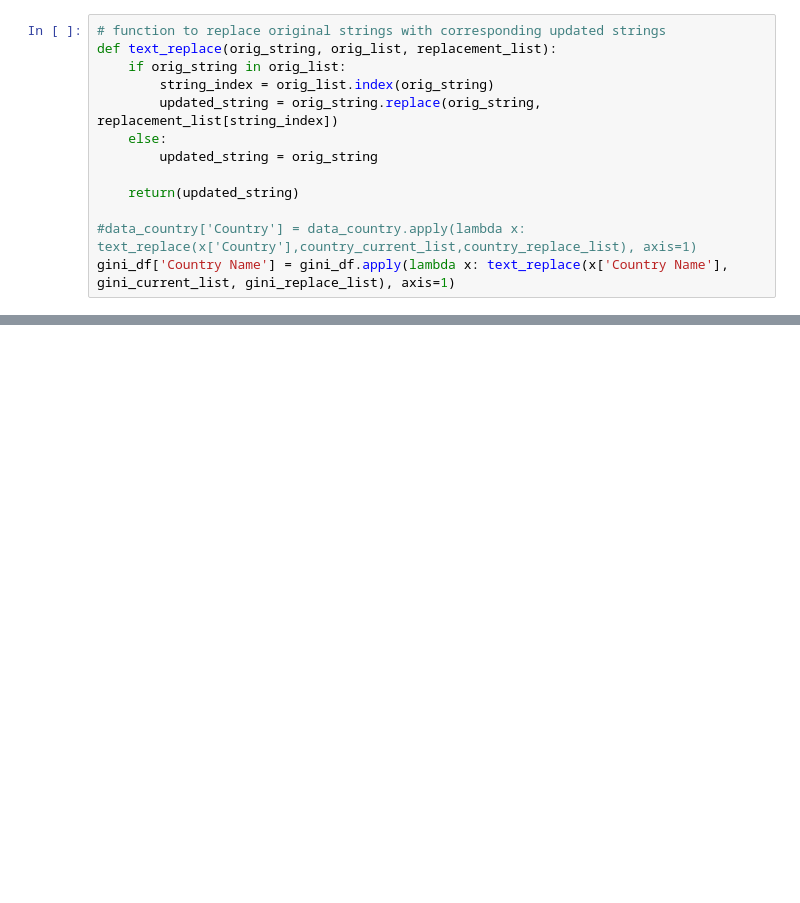
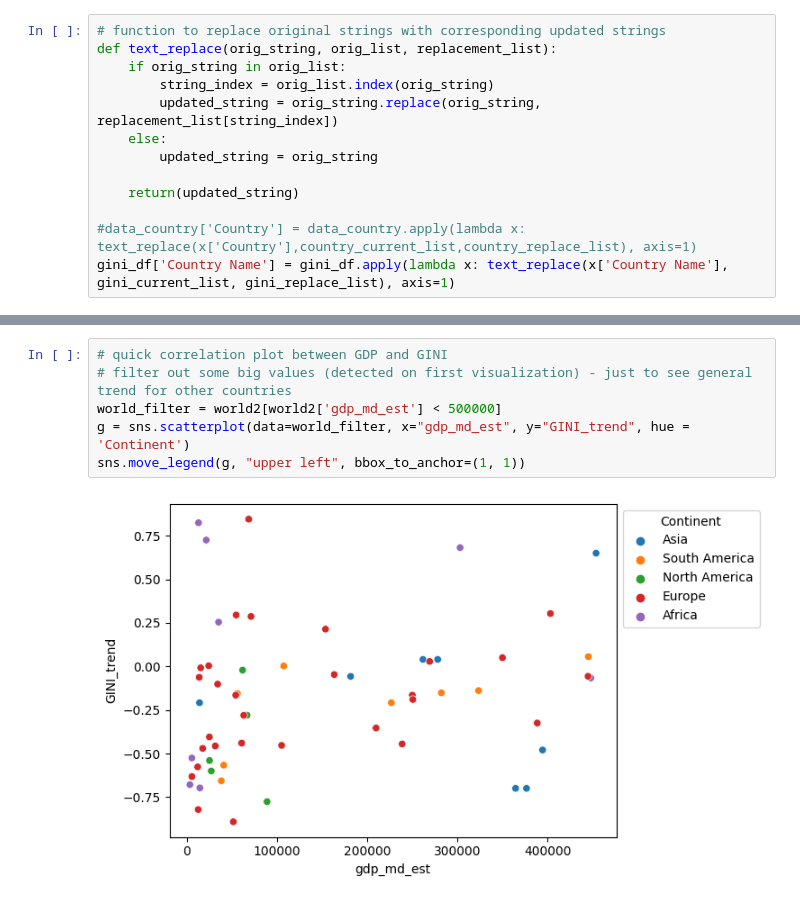
Before and after one commit to ivabrunec/worldbank_trends, a Jupyter notebook: gini_gdp_wdvp.ipynb, the cells around one changed output, grey strips where cells are left out. Drawn from its saved outputs; the diff is of its cells as text; blank space fills up the shorter version.

```diff
--- a/gini_gdp_wdvp.ipynb
+++ b/gini_gdp_wdvp.ipynb
@@ -117,0 +166,8 @@ g.map(sns.scatterplot, "Year", "GINI")
+# %%
+# quick correlation plot between GDP and GINI
+# filter out some big values (detected on first visualization) - just to see general trend for other countries
+world_filter = world2[world2['gdp_md_est'] < 500000]
+g = sns.scatterplot(data=world_filter, x="gdp_md_est", y="GINI_trend", hue = 'Continent')
+sns.move_legend(g, "upper left", bbox_to_anchor=(1, 1))
+# %% [output]
+[figure, added]
```
Also changed, not shown: parts of 9 cells of this notebook, 3 other files.
